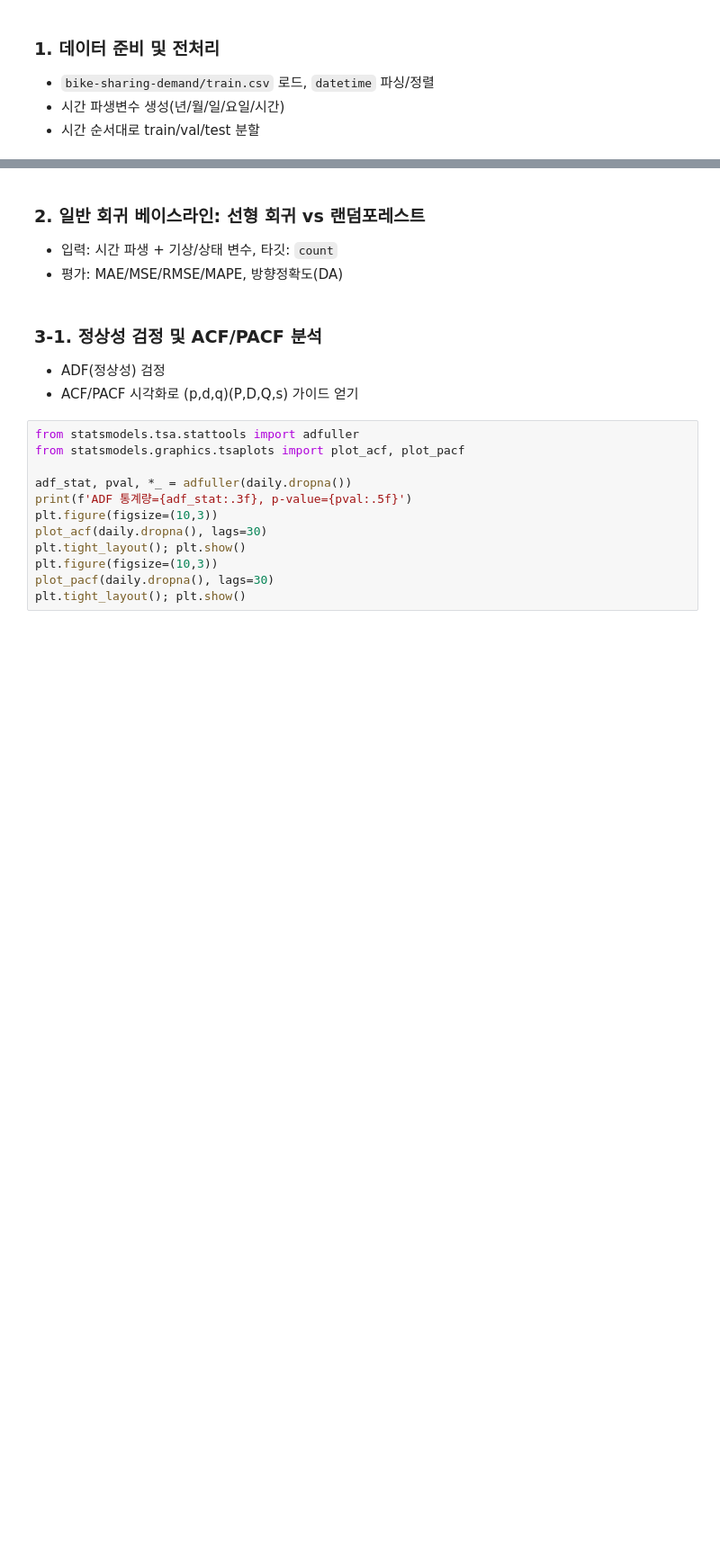
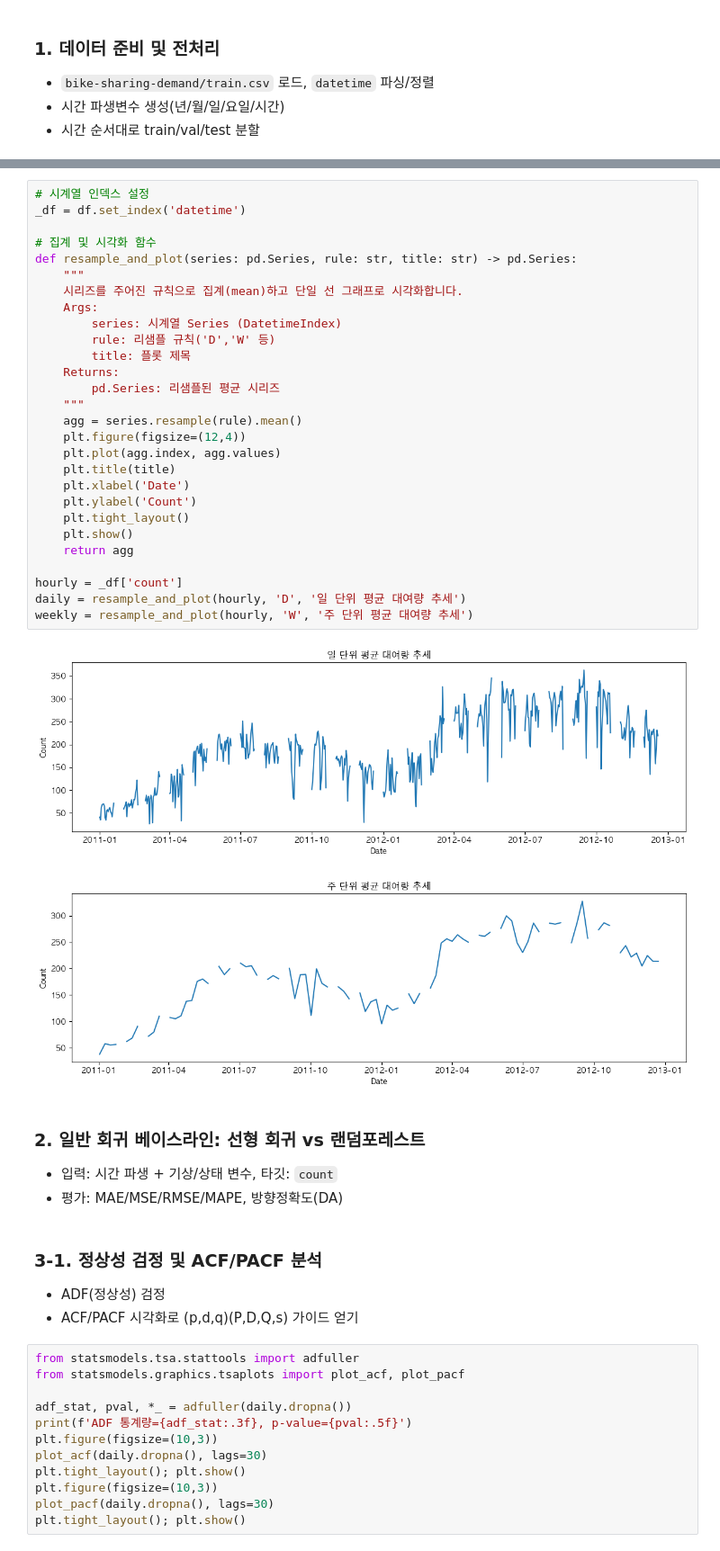
Before and after one commit to trouvlemaker/metacode-lecture, a Jupyter notebook: 2-3, 2-1. time_series_forecasting_classical_baselines.ipynb, the cells around one changed output, grey strips where cells are left out. Shown at 90% size. Cells and saved outputs as stored; diff of their text form; blank space fills up the shorter version.

```diff
--- a/2-3, 2-1. time_series_forecasting_classical_baselines.ipynb
+++ b/2-3, 2-1. time_series_forecasting_classical_baselines.ipynb
@@ -92,3 +96,34 @@ train_df, val_df, test_df = split_by_time(df_feat)
+# %%
+# 시계열 인덱스 설정
+_df = df.set_index('datetime')
+
+# 집계 및 시각화 함수
+def resample_and_plot(series: pd.Series, rule: str, title: str) -> pd.Series:
+    """
+    시리즈를 주어진 규칙으로 집계(mean)하고 단일 선 그래프로 시각화합니다.
+    Args:
+        series: 시계열 Series (DatetimeIndex)
+        rule: 리샘플 규칙('D','W' 등)
+        title: 플롯 제목
+    Returns:
+        pd.Series: 리샘플된 평균 시리즈
+    """
+    agg = series.resample(rule).mean()
+    plt.figure(figsize=(12,4))
+    plt.plot(agg.index, agg.values)
+    plt.title(title)
+    plt.xlabel('Date')
+    plt.ylabel('Count')
+    plt.tight_layout()
+    plt.show()
+    return agg
+
+hourly = _df['count']
+daily = resample_and_plot(hourly, 'D', '일 단위 평균 대여량 추세')
+weekly = resample_and_plot(hourly, 'W', '주 단위 평균 대여량 추세')
+# %% [output]
+[figure, added]
+[figure, added]
 # %% [markdown]
 ### 2. 일반 회귀 베이스라인: 선형 회귀 vs 랜덤포레스트
 - 입력: 시간 파생 + 기상/상태 변수, 타깃: `count`
```
Also changed, not shown: parts of 8 cells of this notebook, 7 other files.
